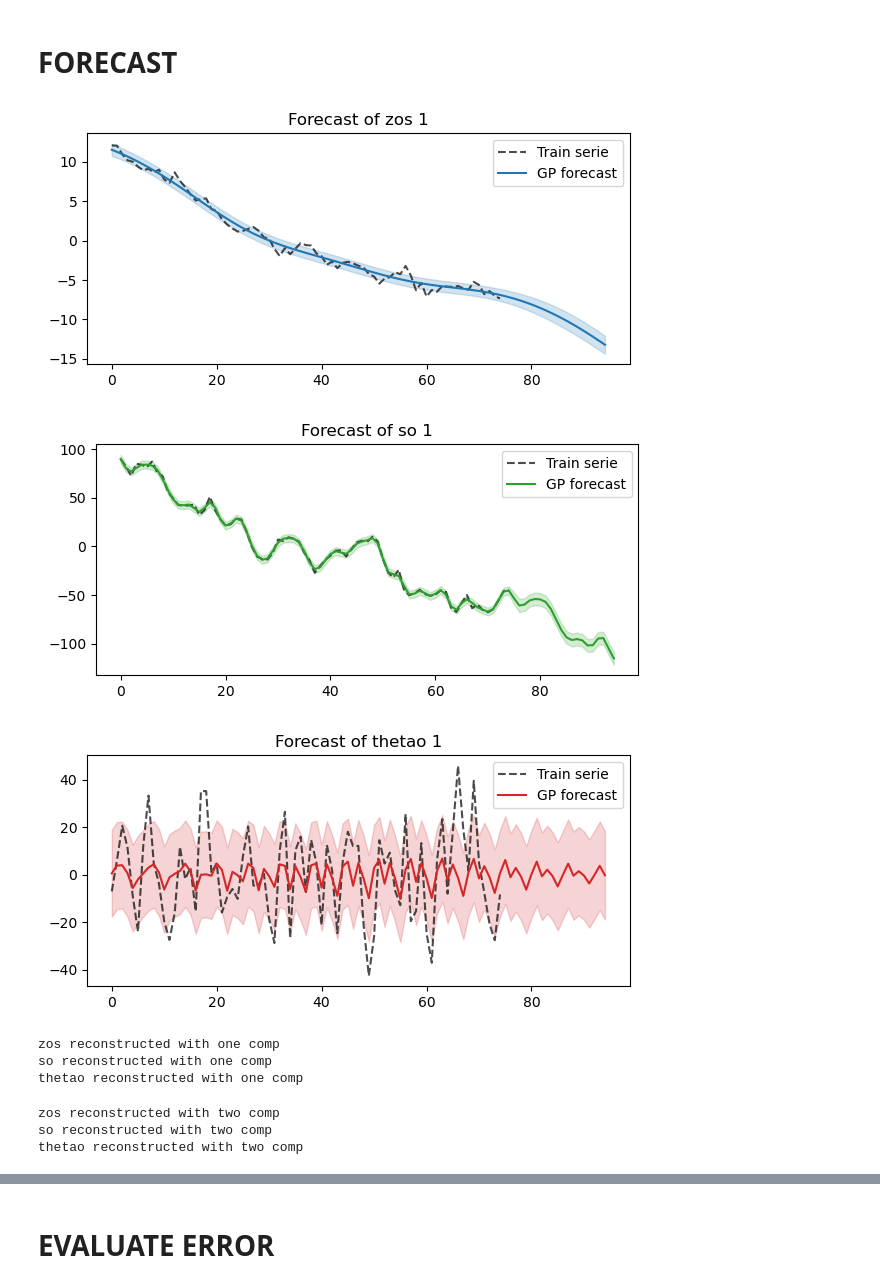
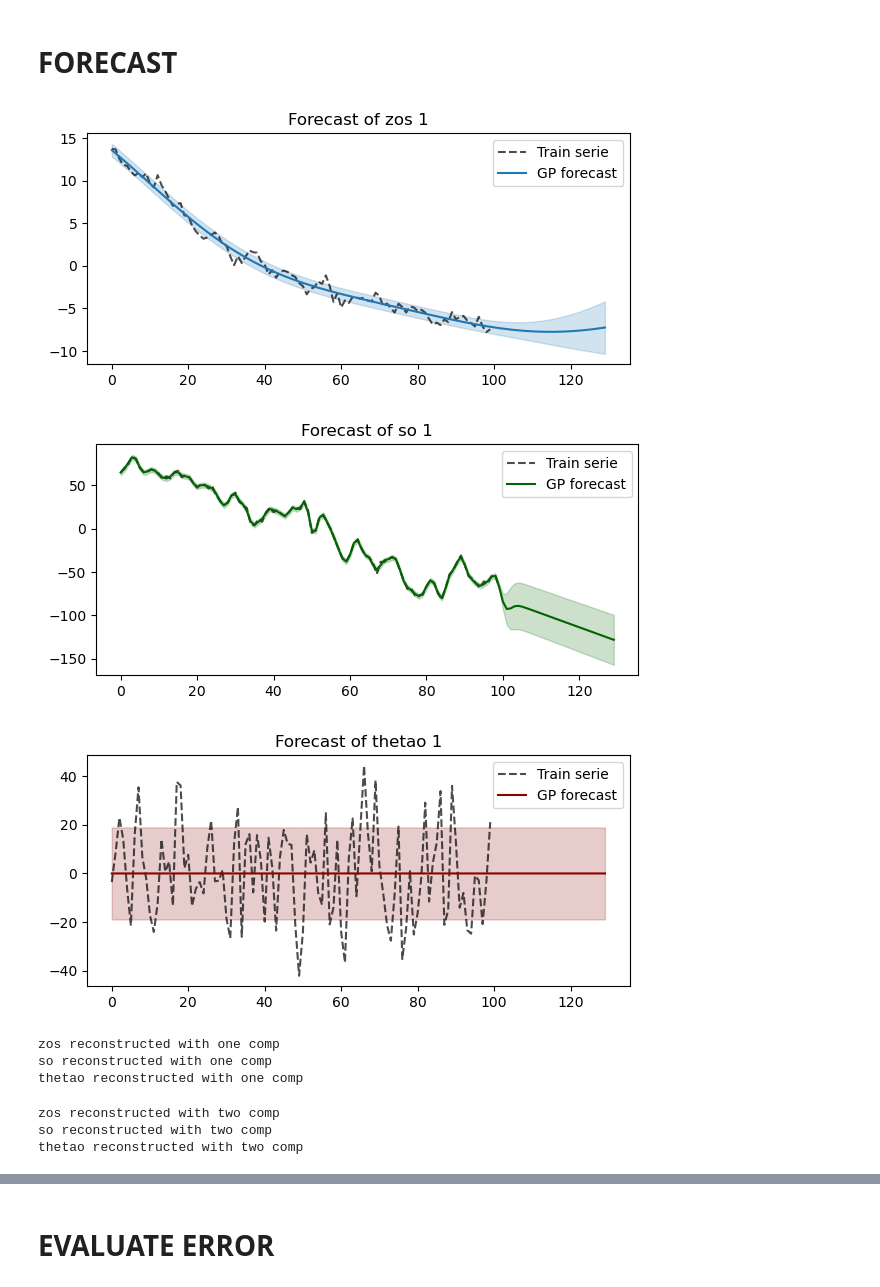
Before and after one commit to maudtst/Spinup-NEMO, a Jupyter notebook: Notebooks/Jumper.ipynb, the cells around one changed output, grey strips where cells are left out. Cells and saved outputs as stored; diff of their text form; code cells hidden in the pictures.

Commit message:
diff figures

```diff
--- a/Notebooks/Jumper.ipynb
+++ b/Notebooks/Jumper.ipynb
@@ -225,7 +227,7 @@ np.savez(f + "zos", **zos_dico)
 # %% [markdown]
 # **FORECAST**
 # %%
-f = "/data/mtissot/test_Forecast/simu_prepared/"
+f = "/data/mtissot/spinup_data/simus_prepared/"
 
 df_zos,infos_zos       = load_ts(f,"zos")
 df_so,infos_so         = load_ts(f,"so")
@@ -239,45 +241,45 @@ ts_thetao = Predictions("thetao",df_thetao,infos_thetao)
 # %%
 import random
 random.seed(100)
-comp,train_len,steps=1,len(ts_zos),20#,20#len(ts_zos),30
+comp,train_len,steps=1,len(ts_zos),30#,20#len(ts_zos),30
 
 hat_zos,    std_zos,    metrics_zos    = ts_zos.forecast_ts(comp,train_len,steps)
 hat_so,     std_so,     metrics_so     = ts_so.forecast_ts(comp,train_len,steps)
 hat_thetao, std_thetao, metrics_thetao = ts_thetao.forecast_ts(comp,train_len,steps)
 
 ts_zos.show(comp,hat_zos,std_zos,train_len)
-ts_so.show(comp,hat_so,std_so,train_len,color="tab:green")
-ts_thetao.show(comp,hat_thetao,std_thetao,train_len,color="tab:red")
+ts_so.show(comp,hat_so,std_so,train_len,color="darkgreen")
+ts_thetao.show(comp,hat_thetao,std_thetao,train_len,color="darkred")
 # %% [output]
-[figure, old version]
+[figure, new version]
-[figure, old version]
+[figure, new version]
-[figure, old version]
+[figure, new version]
 # %%
 hat_zos,    hat_std_zos,    metrics = ts_zos.Forecast(train_len,steps)
 hat_so,     hat_std_so,     metrics = ts_so.Forecast(train_len,steps)
 hat_thetao, hat_std_thetao, metrics = ts_thetao.Forecast(train_len,steps)
-# %%
-predictions_zos1     = ts_zos.reconstruct(hat_zos,1)
-print("zos reconstructed with one comp")
-predictions_so1      = ts_so.reconstruct(hat_so,1)
-print("so reconstructed with one comp")
-predictions_thetao1  = ts_thetao.reconstruct(hat_thetao,1)
-print("thetao reconstructed with one comp")
-# %% [output]
-zos reconstructed with one comp
-so reconstructed with one comp
-thetao reconstructed with one comp
-# %%
-predictions_zos2     = ts_zos.reconstruct(hat_zos,2)
-print("zos reconstructed with two comp")
-predictions_so2      = ts_so.reconstruct(hat_so,2)
-print("so reconstructed with two comp")
-predictions_thetao2  = ts_thetao.reconstruct(hat_thetao,2)
-print("thetao reconstructed with two comp")
-# %% [output]
-zos reconstructed with two comp
-so reconstructed with two comp
-thetao reconstructed with two comp
+# %%
+#predictions_zos1     = ts_zos.reconstruct(hat_zos,1)
+print("zos reconstructed with one comp")
+#predictions_so1      = ts_so.reconstruct(hat_so,1)
+print("so reconstructed with one comp")
+#predictions_thetao1  = ts_thetao.reconstruct(hat_thetao,1)
+print("thetao reconstructed with one comp")
+# %% [output]
+zos reconstructed with one comp
+so reconstructed with one comp
+thetao reconstructed with one comp
+# %%
+#predictions_zos2     = ts_zos.reconstruct(hat_zos,2)
+print("zos reconstructed with two comp")
+#predictions_so2      = ts_so.reconstruct(hat_so,2)
+print("so reconstructed with two comp")
+#predictions_thetao2  = ts_thetao.reconstruct(hat_thetao,2)
+print("thetao reconstructed with two comp")
+# %% [output]
+zos reconstructed with two comp
+so reconstructed with two comp
+thetao reconstructed with two comp
 # %%
 n = np.shape(ts_zos.info["ts"])[1]
 predictions_zos     = ts_zos.reconstruct(hat_zos,n)
```
Also changed, not shown: parts of 18 cells of this notebook, 1 other file.
